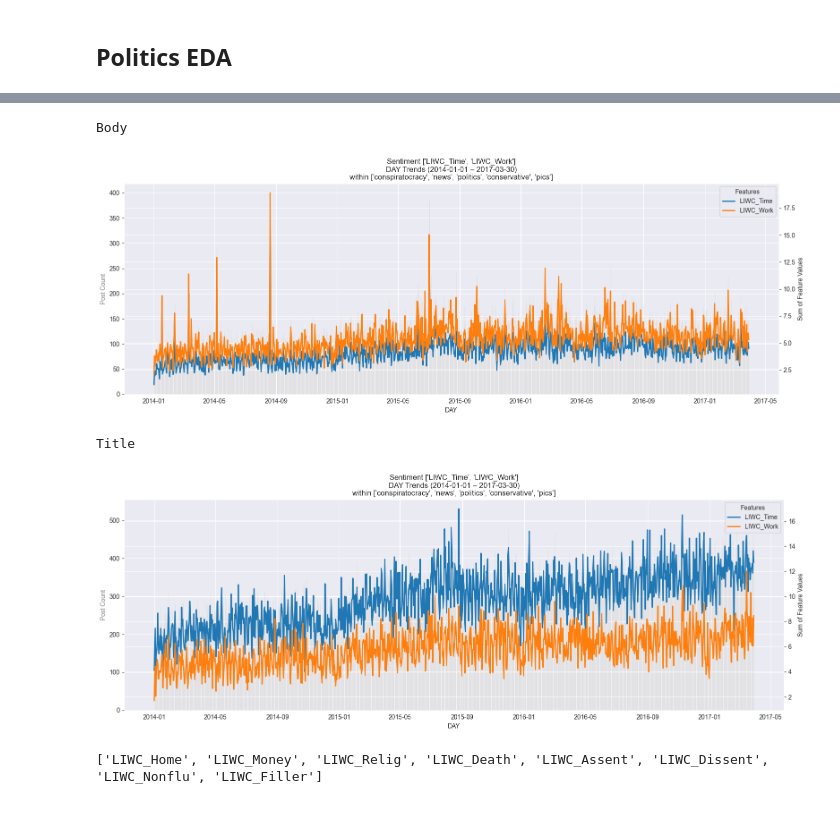
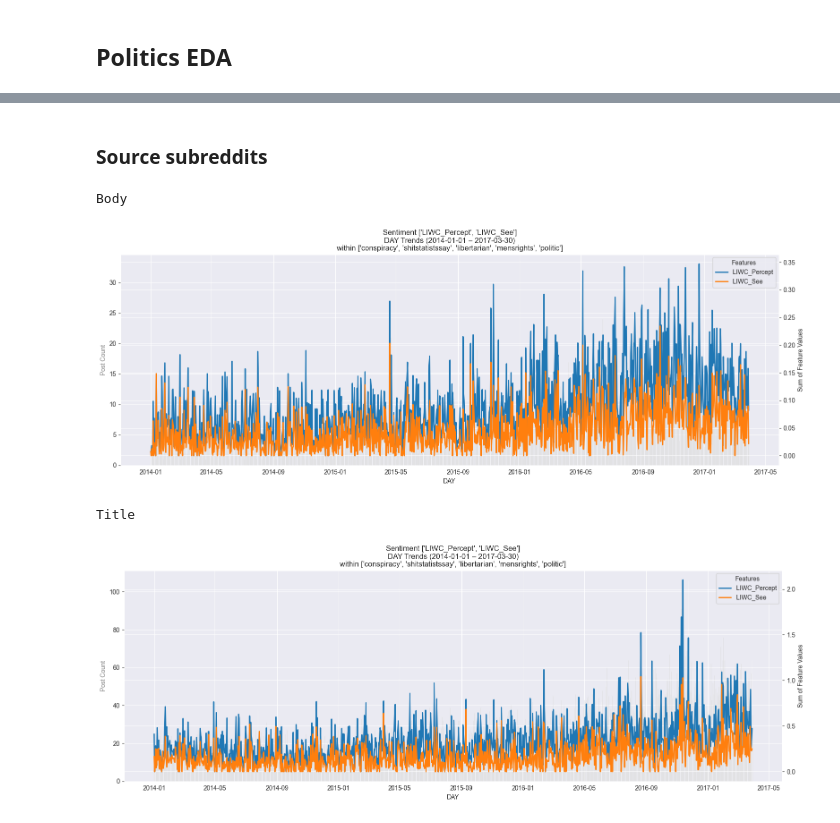
Before and after one commit to l0uisgrange/ada-2025-project, a Jupyter notebook: archive/louis.ipynb, the cells around one changed output, grey strips where cells are left out. Cells and saved outputs as stored; diff of their text form; code cells hidden in the pictures.

```diff
--- a/archive/louis.ipynb
+++ b/archive/louis.ipynb
@@ -88,36 +80,40 @@ df_filtre = df_selected[df_selected['SOURCE_SUBREDDIT'].isin(ids_to_keep)].copy(
+# %% [markdown]
+### Source subreddits
 # %%
 from week1_Yuri import plot_subreddits_features_trend
 from week1_Yuri import features
+
+politics_maxsim_df['SUBREDDIT'] = politics_maxsim_df['SUBREDDIT'].astype(str)
+df_selected['SOURCE_SUBREDDIT'] = df_selected['SOURCE_SUBREDDIT'].astype(str)
+
+ids_to_keep = politics_maxsim_df['SUBREDDIT'].unique()
+df_filtre = df_selected[df_selected['SOURCE_SUBREDDIT'].isin(ids_to_keep)].copy()
 
 ## YURI
 df_body_features = df_body["PROPERTIES"].apply(lambda s: [float(x) for x in s.split(",")])
 features_body_df = pd.DataFrame(df_body_features.tolist(), columns=features, index=df_body.index)
 df_body_prop = pd.concat([df_body.drop(columns=["PROPERTIES"]), features_body_df], axis=1)
 ## END YURI
 
 ## YURI
 df_title_features = df_title["PROPERTIES"].apply(lambda s: [float(x) for x in s.split(",")])
 features_title_df = pd.DataFrame(df_title_features.tolist(), columns=features, index=df_title.index)
 df_title_prop = pd.concat([df_title.drop(columns=["PROPERTIES"]), features_title_df], axis=1)
 ## END YURI
 
-subreddits_list = df_filtre['TARGET_SUBREDDIT'].unique().tolist()
+subreddits_list = df_filtre['SOURCE_SUBREDDIT'].unique().tolist()
 start_time = "2014-01-01"
 end_time = "2017-03-30"
-multiple = 4
+multiple = 10
 features_list = features[-4-multiple*2:-2-multiple*2]
 period = "D"  # "D" for daily, "W" for weekly, "M" for monthly, "Q" for quarterly, "Y" for yearly
 print("Body")
 plot_subreddits_features_trend(df_body_prop, subreddits_list, start_time, end_time, features_list, period)
 print("Title")
 plot_subreddits_features_trend(df_title_prop, subreddits_list, start_time, end_time, features_list, period)
 # %% [output]
 Body
-[figure, old version]
+[figure, new version]
 Title
-[figure, old version]
+[figure, new version]
-# %%
-print(features_list)
-# %% [output]
-['LIWC_Home', 'LIWC_Money', 'LIWC_Relig', 'LIWC_Death', 'LIWC_Assent', 'LIWC_Dissent', 'LIWC_Nonflu', 'LIWC_Filler']
 # %% [markdown]
```
Also changed, not shown: parts of 8 cells of this notebook, 1 other file.
